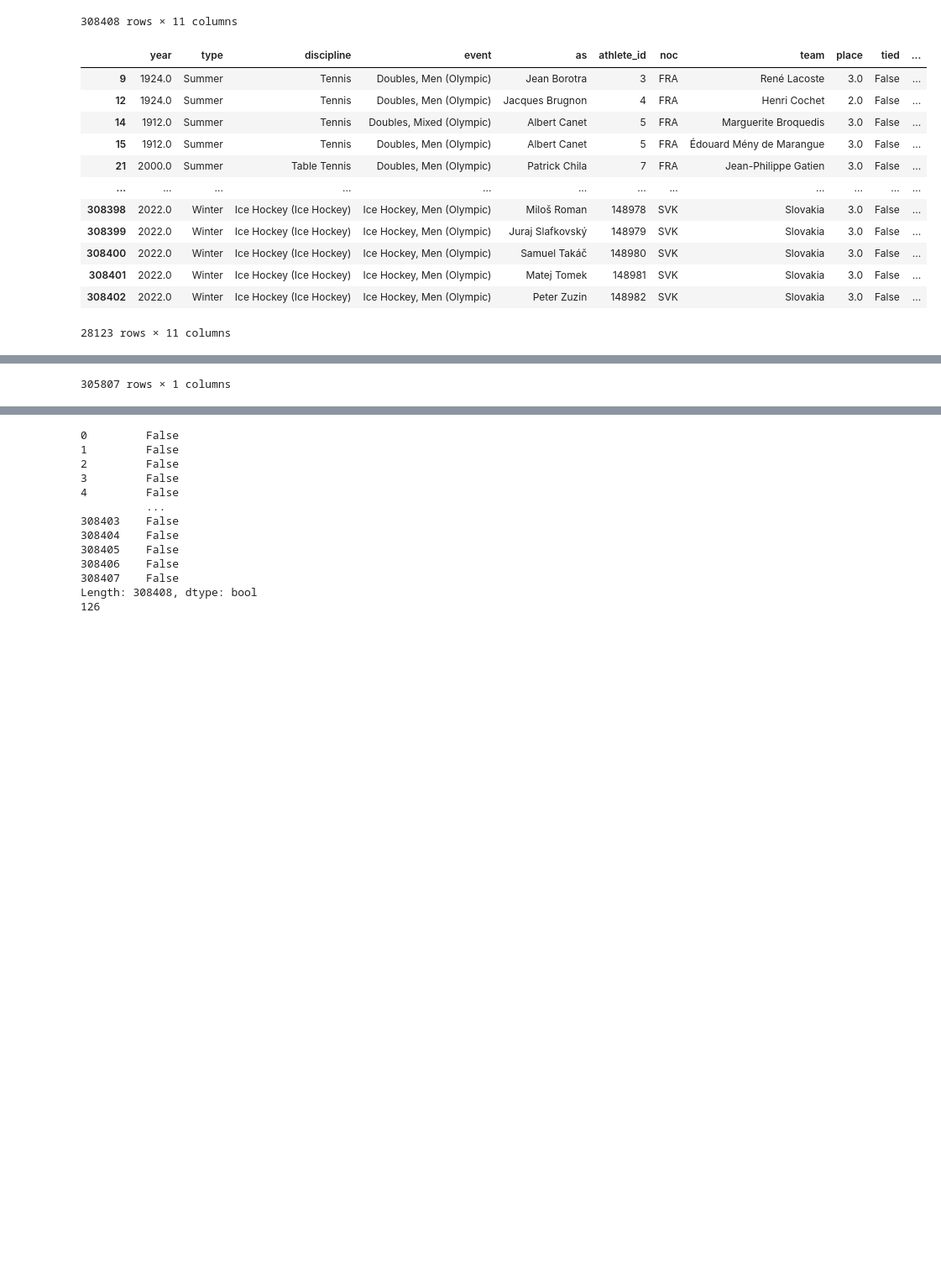
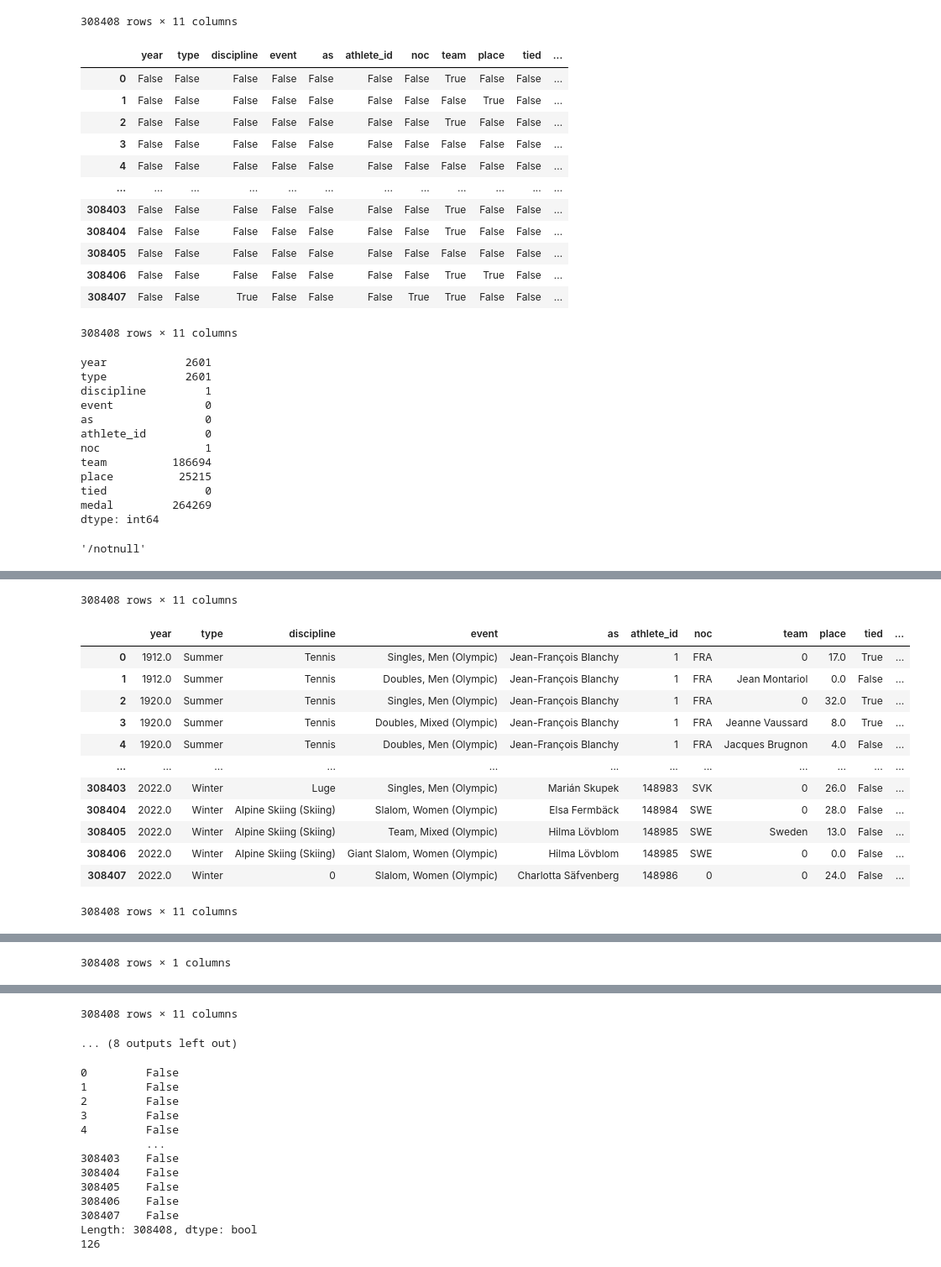
Before and after one commit to maynk22/pandas_practice, a Jupyter notebook: data_cleaning.ipynb, the cells around one changed output, grey strips where cells are left out. Shown at 84% size. Drawn from its saved outputs; the diff is of its cells as text; code cells hidden in the pictures; blank space fills up the shorter version.

```diff
--- a/data_cleaning.ipynb
+++ b/data_cleaning.ipynb
@@ -20,35 +20,70 @@ display(df)
 # %%
 #Detecting and Handling NaN values
 
-#isnull() : It checks against each column and row, and returns a df showing true if its null and false if its not.
+#isnull() : It checks against each column and row, and returns a df showing true if its null and false if its not. Alternate to it is using .isna() -> It's like alias to isnull().
 df_nulls = df.isnull()
 display(df_nulls)
 display(df_nulls.sum())  # It will show the count of nulls/NaN per column.
+
+#notnull(): It checks against each column and row, and returns a df showing true if its not null and false if its not.
+df_notnull = df.notnull()
+display("/notnull", df_notnull)
 
 #fillna(): It is used to replace null/NaN values in the df with the specified value.
 df_fillna_full = df.fillna(0)
 display(df_fillna_full)
 
 df_fillna_column = df[['year']].fillna(0)  #it will only replace nulls/NaN with 0 for this specific column. Returns only the row where it's applied.
 display(df_fillna_column)
 
+df_fillna_mulcol = df.fillna({'noc': 'unknown', 'team': 'No Team'}) #it's used to fill multiple columns null/NaN with values.
+display(df_fillna_mulcol)
+
+df_ffill = df[['noc']].ffill(limit=3) #ffill method: It's a forward fill method, in this it's previous not null value present in the row and fill next rows with those values. We can provide limit, which means apply to next n consecutive null values. So it will fill next n consecutive nulls with the not null value.
+display(df_ffill)
+
+df_bfill = df[['team']].bfill() #bfill: It's backfill method, here it takes next null values present in the rows and fill the previous null rows.
+display(df_bfill)
+
 #dropna: It will drop the rows which has null/NaN values.
 df_dropna = df.dropna()
 display(df_dropna)
 
 df_dropna_col = df[['year']].dropna()  #this will return only that row on which dropna is applied.
 display(df_dropna_col)
+
+df_dropna_axis = df.dropna(axis=1) #here axis refer to either row or column drop. So axis=1 drop the column with null vlaues, axis=0 will drop the row with null values.
+display(df_dropna_axis)
+
+df_dropna_how = df.dropna(how='all') #here how is a conditional drop. So if how='all' then it will drop the column only if all values are null, if how='any' then it will drop the column if there are any null values.
+display(df_dropna_how)
+
+df_dropna_thres = df.dropna(thresh=3) #thresh, refers to threshold value of not null for the rows need to be kept. Here so in the mentioned example the row will be kept if it contains 3 or more non null values.
+display(df_dropna_thres)
 # %% [output]
 |  | year | type | discipline | event | as | athlete_id | noc | team | place | tied | ... |
-| 9 | 1924.0 | Summer | Tennis | Doubles, Men (Olympic) | Jean Borotra | 3 | FRA | René Lacoste | 3.0 | False | ... |
-| 12 | 1924.0 | Summer | Tennis | Doubles, Men (Olympic) | Jacques Brugnon | 4 | FRA | Henri Cochet | 2.0 | False | ... |
-| 14 | 1912.0 | Summer | Tennis | Doubles, Mixed (Olympic) | Albert Canet | 5 | FRA | Marguerite Broquedis | 3.0 | False | ... |
-| 15 | 1912.0 | Summer | Tennis | Doubles, Men (Olympic) | Albert Canet | 5 | FRA | Édouard Mény de Marangue | 3.0 | False | ... |
-| 21 | 2000.0 | Summer | Table Tennis | Doubles, Men (Olympic) | Patrick Chila | 7 | FRA | Jean-Philippe Gatien | 3.0 | False | ... |
+| 0 | False | False | False | False | False | False | False | True | False | False | ... |
+| 1 | False | False | False | False | False | False | False | False | True | False | ... |
+| 2 | False | False | False | False | False | False | False | True | False | False | ... |
+| 3 | False | False | False | False | False | False | False | False | False | False | ... |
+| 4 | False | False | False | False | False | False | False | False | False | False | ... |
 | ... | ... | ... | ... | ... | ... | ... | ... | ... | ... | ... | ... |
-| 308398 | 2022.0 | Winter | Ice Hockey (Ice Hockey) | Ice Hockey, Men (Olympic) | Miloš Roman | 148978 | SVK | Slovakia | 3.0 | False | ... |
-| 308399 | 2022.0 | Winter | Ice Hockey (Ice Hockey) | Ice Hockey, Men (Olympic) | Juraj Slafkovský | 148979 | SVK | Slovakia | 3.0 | False | ... |
-| 308400 | 2022.0 | Winter | Ice Hockey (Ice Hockey) | Ice Hockey, Men (Olympic) | Samuel Takáč | 148980 | SVK | Slovakia | 3.0 | False | ... |
-| 308401 | 2022.0 | Winter | Ice Hockey (Ice Hockey) | Ice Hockey, Men (Olympic) | Matej Tomek | 148981 | SVK | Slovakia | 3.0 | False | ... |
-| 308402 | 2022.0 | Winter | Ice Hockey (Ice Hockey) | Ice Hockey, Men (Olympic) | Peter Zuzin | 148982 | SVK | Slovakia | 3.0 | False | ... |
+| 308403 | False | False | False | False | False | False | False | True | False | False | ... |
+| 308404 | False | False | False | False | False | False | False | True | False | False | ... |
+| 308405 | False | False | False | False | False | False | False | False | False | False | ... |
+| 308406 | False | False | False | False | False | False | False | True | True | False | ... |
+| 308407 | False | False | True | False | False | False | True | True | False | False | ... |
-28123 rows × 11 columns
+308408 rows × 11 columns
+year            2601
+type            2601
+discipline         1
+event              0
+as                 0
+athlete_id         0
+noc                1
+team          186694
+place          25215
+tied               0
+medal         264269
+dtype: int64
+'/notnull'
@@ -67 +102,14 @@ display(df_dropna_col)
-305807 rows × 1 columns
+308408 rows × 11 columns
+|  | year | type | discipline | event | as | athlete_id | noc | team | place | tied | ... |
+| 0 | 1912.0 | Summer | Tennis | Singles, Men (Olympic) | Jean-François Blanchy | 1 | FRA | 0 | 17.0 | True | ... |
+| 1 | 1912.0 | Summer | Tennis | Doubles, Men (Olympic) | Jean-François Blanchy | 1 | FRA | Jean Montariol | 0.0 | False | ... |
+| 2 | 1920.0 | Summer | Tennis | Singles, Men (Olympic) | Jean-François Blanchy | 1 | FRA | 0 | 32.0 | True | ... |
+| 3 | 1920.0 | Summer | Tennis | Doubles, Mixed (Olympic) | Jean-François Blanchy | 1 | FRA | Jeanne Vaussard | 8.0 | True | ... |
+| 4 | 1920.0 | Summer | Tennis | Doubles, Men (Olympic) | Jean-François Blanchy | 1 | FRA | Jacques Brugnon | 4.0 | False | ... |
+| ... | ... | ... | ... | ... | ... | ... | ... | ... | ... | ... | ... |
+| 308403 | 2022.0 | Winter | Luge | Singles, Men (Olympic) | Marián Skupek | 148983 | SVK | 0 | 26.0 | False | ... |
+| 308404 | 2022.0 | Winter | Alpine Skiing (Skiing) | Slalom, Women (Olympic) | Elsa Fermbäck | 148984 | SWE | 0 | 28.0 | False | ... |
+| 308405 | 2022.0 | Winter | Alpine Skiing (Skiing) | Team, Mixed (Olympic) | Hilma Lövblom | 148985 | SWE | Sweden | 13.0 | False | ... |
+| 308406 | 2022.0 | Winter | Alpine Skiing (Skiing) | Giant Slalom, Women (Olympic) | Hilma Lövblom | 148985 | SWE | 0 | 0.0 | False | ... |
+| 308407 | 2022.0 | Winter | 0 | Slalom, Women (Olympic) | Charlotta Säfvenberg | 148986 | 0 | 0 | 24.0 | False | ... |
+308408 rows × 11 columns
@@ -67,0 +128 @@ display(df_dropna_col)
+308408 rows × 1 columns
@@ -68,3 +141,5 @@ display(df_dropna_col)
+308408 rows × 11 columns
+... (8 outputs left out)
 # %%
 #Removing Duplicates
 
```
Also changed, not shown: parts of 3 cells of this notebook, 3 other files.
